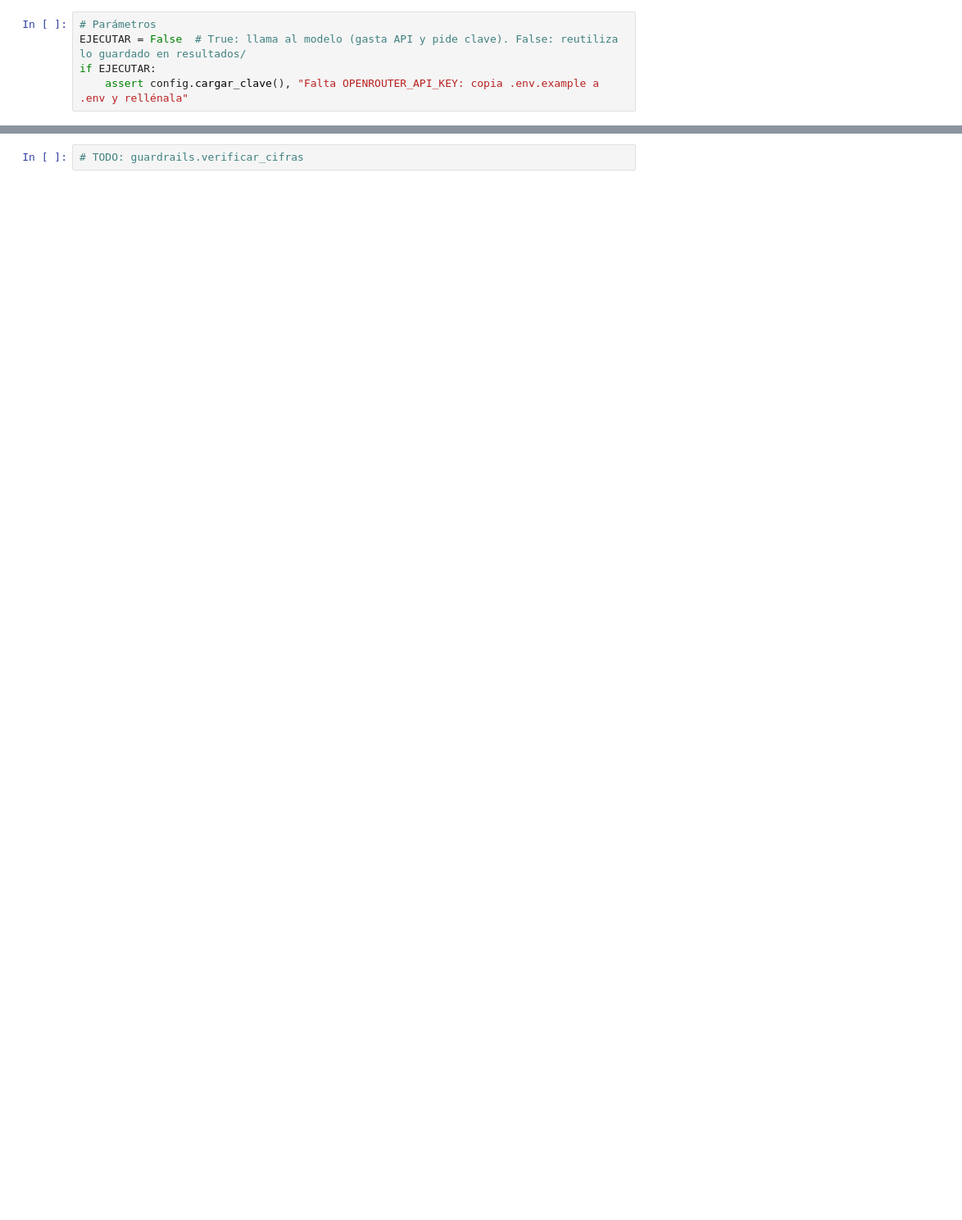
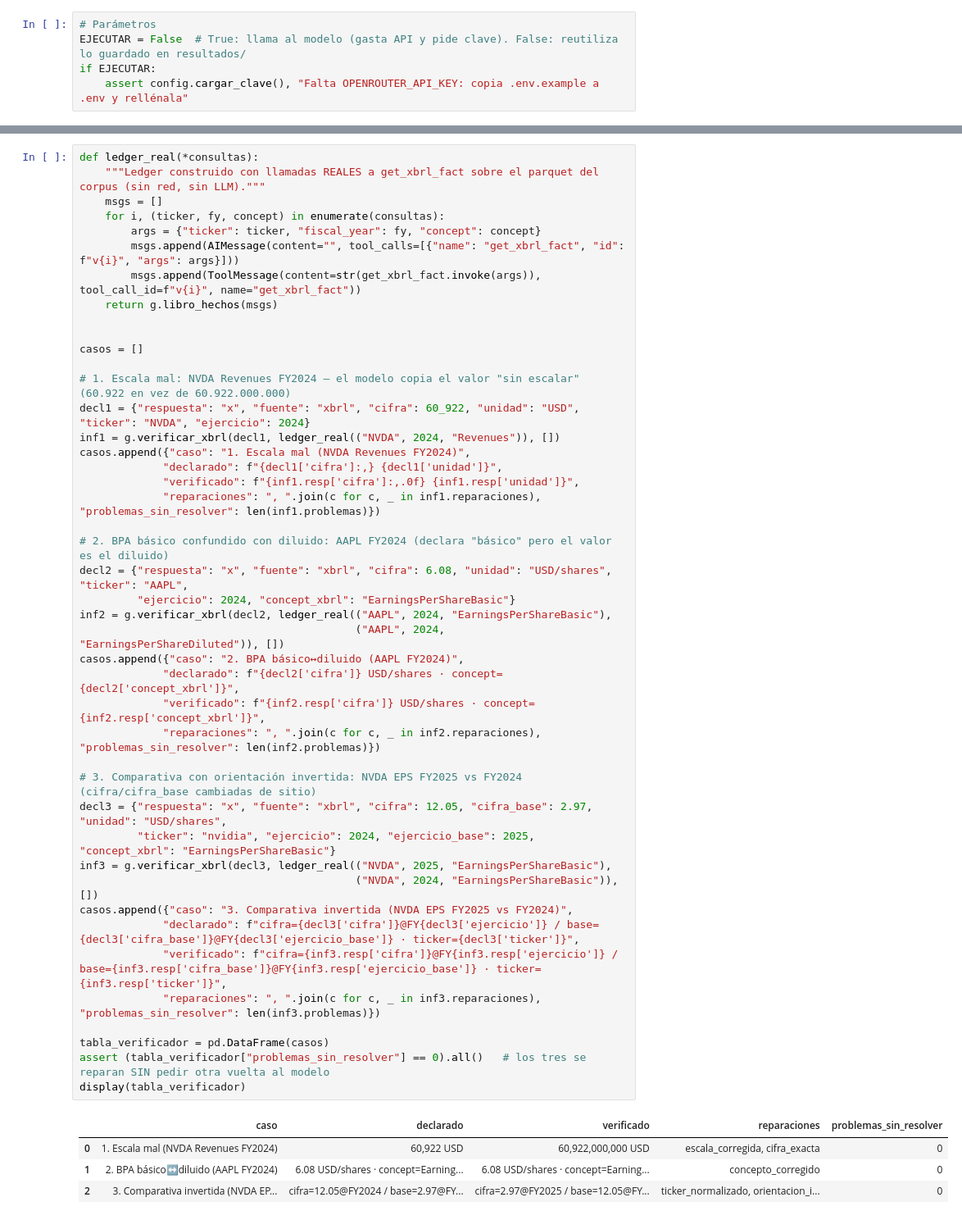
Before and after one commit to Romequinco/10k-financial-agent, a Jupyter notebook: notebooks/06_guardrails.ipynb, the cells around one changed output, grey strips where cells are left out. Shown at 82% size. Drawn from its saved outputs; the diff is of its cells as text; blank space fills up the shorter version.

```diff
--- a/notebooks/06_guardrails.ipynb
+++ b/notebooks/06_guardrails.ipynb
@@ -36,4 +208,51 @@ Guía: [09 §4](../docs/09_skill_guardrails_middleware_xbrl.md)
 
 Guía: [09 §5–§6](../docs/09_skill_guardrails_middleware_xbrl.md)
 # %%
-# TODO: guardrails.verificar_cifras
+def ledger_real(*consultas):
+    """Ledger construido con llamadas REALES a get_xbrl_fact sobre el parquet del corpus (sin red, sin LLM)."""
+    msgs = []
+    for i, (ticker, fy, concept) in enumerate(consultas):
+        args = {"ticker": ticker, "fiscal_year": fy, "concept": concept}
+        msgs.append(AIMessage(content="", tool_calls=[{"name": "get_xbrl_fact", "id": f"v{i}", "args": args}]))
+        msgs.append(ToolMessage(content=str(get_xbrl_fact.invoke(args)), tool_call_id=f"v{i}", name="get_xbrl_fact"))
+    return g.libro_hechos(msgs)
+
+
+casos = []
+
+# 1. Escala mal: NVDA Revenues FY2024 — el modelo copia el valor "sin escalar" (60.922 en vez de 60.922.000.000)
+decl1 = {"respuesta": "x", "fuente": "xbrl", "cifra": 60_922, "unidad": "USD", "ticker": "NVDA", "ejercicio": 2024}
+inf1 = g.verificar_xbrl(decl1, ledger_real(("NVDA", 2024, "Revenues")), [])
+casos.append({"caso": "1. Escala mal (NVDA Revenues FY2024)",
+             "declarado": f"{decl1['cifra']:,} {decl1['unidad']}",
+             "verificado": f"{inf1.resp['cifra']:,.0f} {inf1.resp['unidad']}",
+             "reparaciones": ", ".join(c for c, _ in inf1.reparaciones), "problemas_sin_resolver": len(inf1.problemas)})
+
+# 2. BPA básico confundido con diluido: AAPL FY2024 (declara "básico" pero el valor es el diluido)
+decl2 = {"respuesta": "x", "fuente": "xbrl", "cifra": 6.08, "unidad": "USD/shares", "ticker": "AAPL",
+         "ejercicio": 2024, "concept_xbrl": "EarningsPerShareBasic"}
+inf2 = g.verificar_xbrl(decl2, ledger_real(("AAPL", 2024, "EarningsPerShareBasic"),
+                                           ("AAPL", 2024, "EarningsPerShareDiluted")), [])
+casos.append({"caso": "2. BPA básico↔diluido (AAPL FY2024)",
+             "declarado": f"{decl2['cifra']} USD/shares · concept={decl2['concept_xbrl']}",
+             "verificado": f"{inf2.resp['cifra']} USD/shares · concept={inf2.resp['concept_xbrl']}",
+             "reparaciones": ", ".join(c for c, _ in inf2.reparaciones), "problemas_sin_resolver": len(inf2.problemas)})
+
+# 3. Comparativa con orientación invertida: NVDA EPS FY2025 vs FY2024 (cifra/cifra_base cambiadas de sitio)
+decl3 = {"respuesta": "x", "fuente": "xbrl", "cifra": 12.05, "cifra_base": 2.97, "unidad": "USD/shares",
+         "ticker": "nvidia", "ejercicio": 2024, "ejercicio_base": 2025, "concept_xbrl": "EarningsPerShareBasic"}
+inf3 = g.verificar_xbrl(decl3, ledger_real(("NVDA", 2025, "EarningsPerShareBasic"),
+                                           ("NVDA", 2024, "EarningsPerShareBasic")), [])
+casos.append({"caso": "3. Comparativa invertida (NVDA EPS FY2025 vs FY2024)",
+             "declarado": f"cifra={decl3['cifra']}@FY{decl3['ejercicio']} / base={decl3['cifra_base']}@FY{decl3['ejercicio_base']} · ticker={decl3['ticker']}",
+             "verificado": f"cifra={inf3.resp['cifra']}@FY{inf3.resp['ejercicio']} / base={inf3.resp['cifra_base']}@FY{inf3.resp['ejercicio_base']} · ticker={inf3.resp['ticker']}",
+             "reparaciones": ", ".join(c for c, _ in inf3.reparaciones), "problemas_sin_resolver": len(inf3.problemas)})
+
+tabla_verificador = pd.DataFrame(casos)
+assert (tabla_verificador["problemas_sin_resolver"] == 0).all()   # los tres se reparan SIN pedir otra vuelta al modelo
+display(tabla_verificador)
+# %% [output]
+|  | caso | declarado | verificado | reparaciones | problemas_sin_resolver |
+| 0 | 1. Escala mal (NVDA Revenues FY2024) | 60,922 USD | 60,922,000,000 USD | escala_corregida, cifra_exacta | 0 |
+| 1 | 2. BPA básico↔diluido (AAPL FY2024) | 6.08 USD/shares · concept=Earning... | 6.08 USD/shares · concept=Earning... | concepto_corregido | 0 |
+| 2 | 3. Comparativa invertida (NVDA EP... | cifra=12.05@FY2024 / base=2.97@FY... | cifra=2.97@FY2025 / base=12.05@FY... | ticker_normalizado, orientacion_i... | 0 |
```
Also changed, not shown: parts of 14 cells of this notebook, 56 other files.
